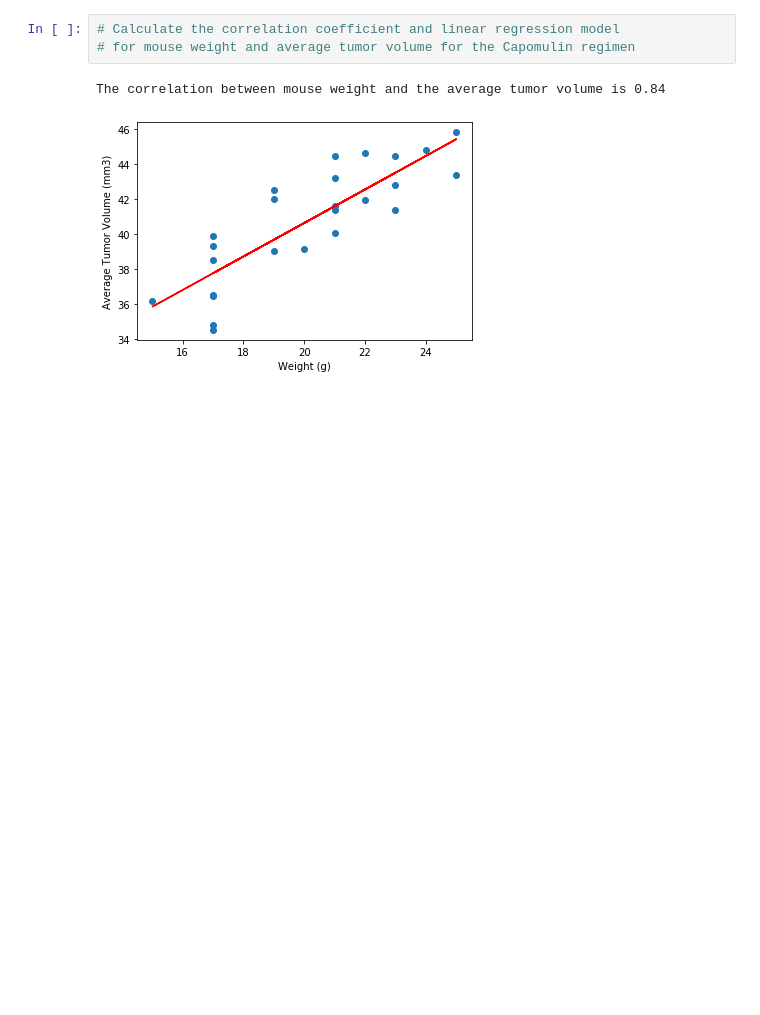
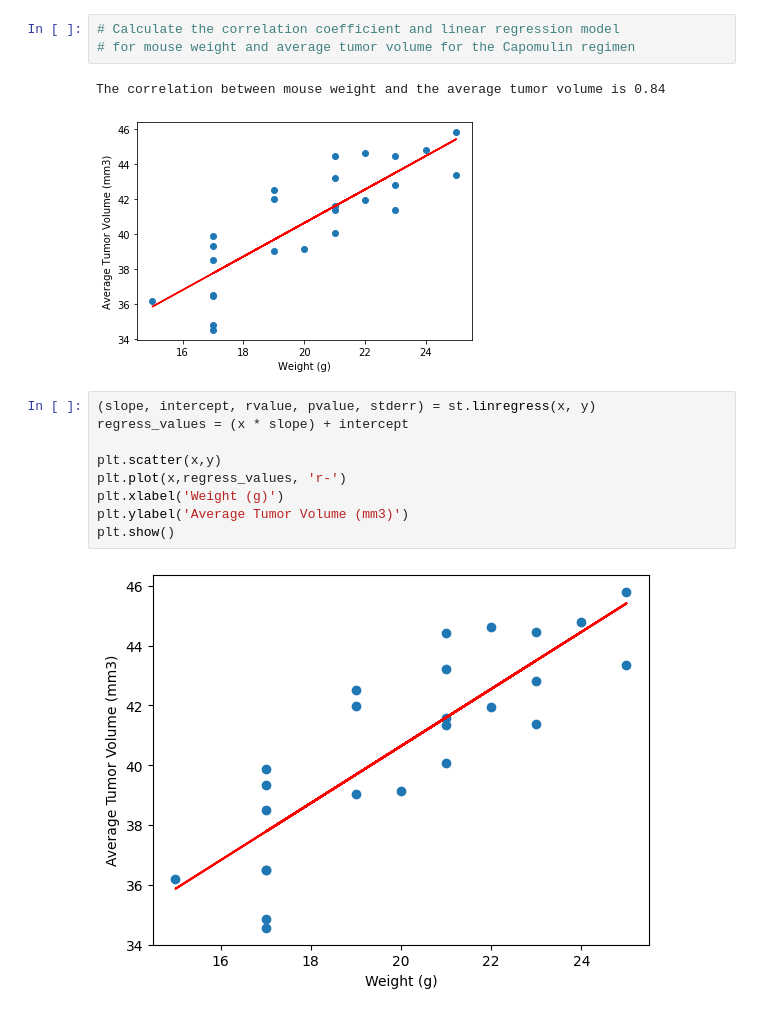
Before and after one commit to akinyemia/Matplotlib-challenge, a Jupyter notebook: Pymaceuticals/main.ipynb, the cells around one changed output. Drawn from its saved outputs; the diff is of its cells as text; blank space fills up the shorter version.

```diff
--- a/Pymaceuticals/main.ipynb
+++ b/Pymaceuticals/main.ipynb
@@ -382,3 +470,14 @@ Ceftamin's potential outliers: Series([], Name: Tumor Volume (mm3), dtype: float
 # %% [output]
 The correlation between mouse weight and the average tumor volume is 0.84
 [figure]
+# %%
+(slope, intercept, rvalue, pvalue, stderr) = st.linregress(x, y)
+regress_values = (x * slope) + intercept
+
+plt.scatter(x,y)
+plt.plot(x,regress_values, 'r-')
+plt.xlabel('Weight (g)')
+plt.ylabel('Average Tumor Volume (mm3)')
+plt.show()
+# %% [output]
+[figure, added]
```
Also changed, not shown: parts of 9 cells of this notebook.
